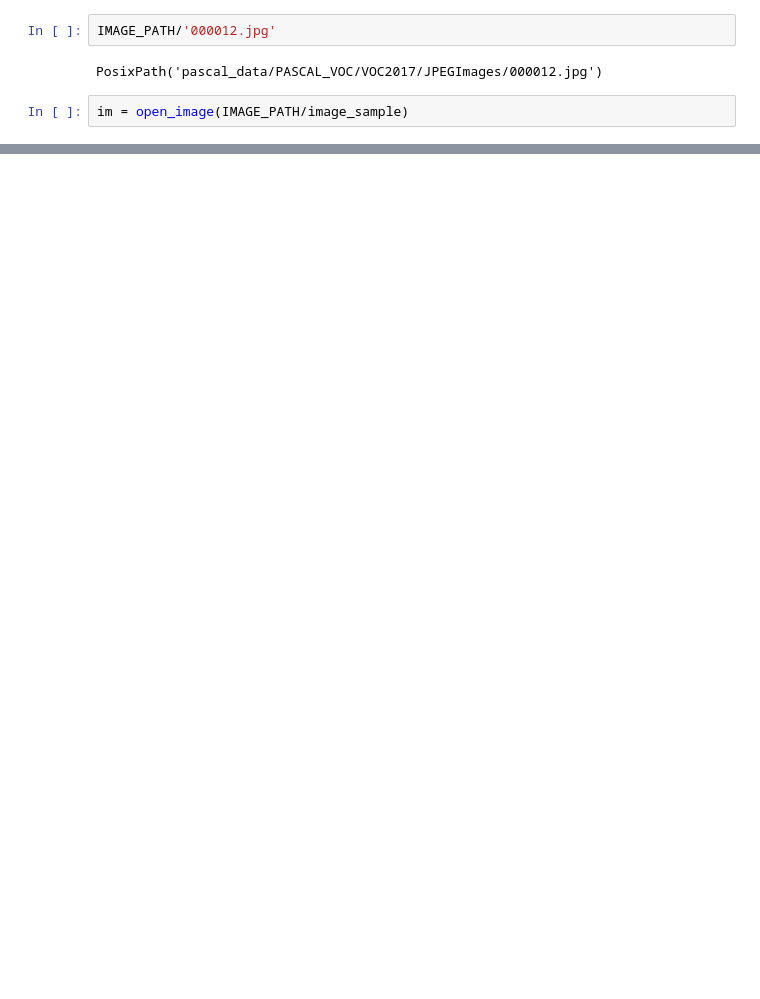
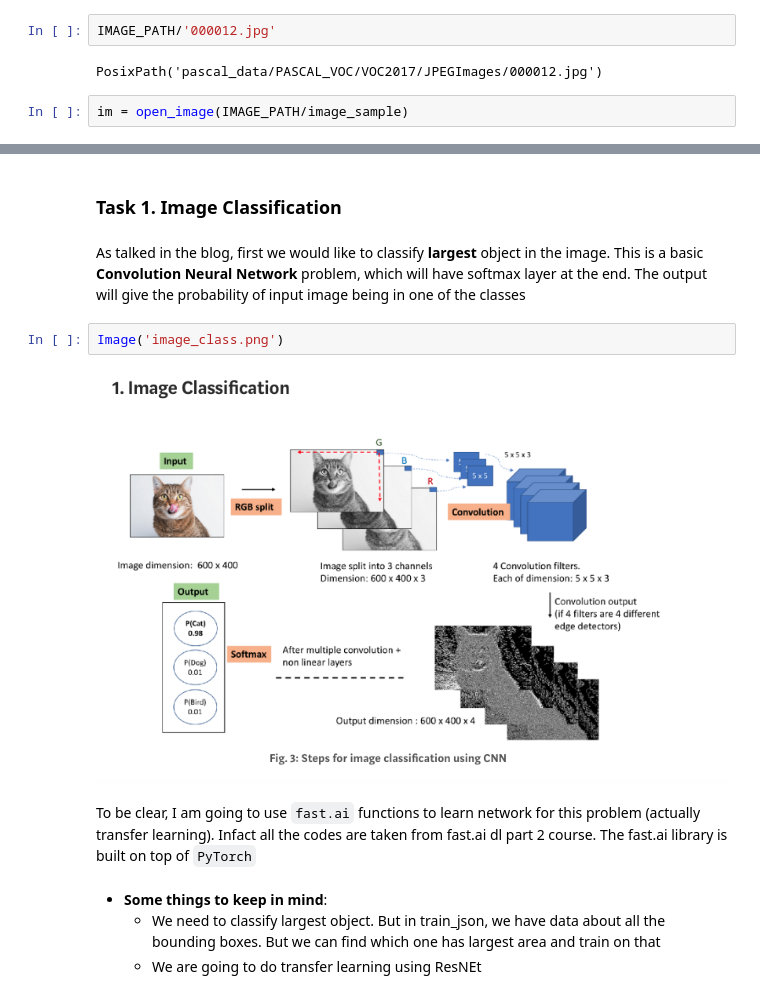
Before and after one commit to groverpr/deep-learning, a Jupyter notebook: Object Detection.ipynb, the cells around one changed output, grey strips where cells are left out. Saved outputs shown, nothing was run; the diff lists cells and outputs as text; blank space fills up the shorter version.

```diff
--- a/Object Detection.ipynb
+++ b/Object Detection.ipynb
@@ -234,0 +340,14 @@ draw_text(ax, b[:2], train_json['categories'][cat_id]['name'])
+# %% [markdown]
+### Task 1. Image Classification
+# %% [markdown]
+As talked in the blog, first we would like to classify **largest** object in the image. This is a basic **Convolution Neural Network** problem, which will have softmax layer at the end. The output will give the probability of input image being in one of the classes
+# %%
+Image('image_class.png')
+# %% [output]
+[figure, added]
+# %% [markdown]
+To be clear, I am going to use `fast.ai` functions to learn network for this problem (actually transfer learning). Infact all the codes are taken from fast.ai dl part 2 course. The fast.ai library is built on top of `PyTorch`
+# %% [markdown]
+* **Some things to keep in mind**:
+    * We need to classify largest object. But in train_json, we have data about all the bounding boxes. But we can find which one has largest area and train on that
+    * We are going to do transfer learning using ResNEt
```
Also changed, not shown: parts of 61 cells of this notebook.
